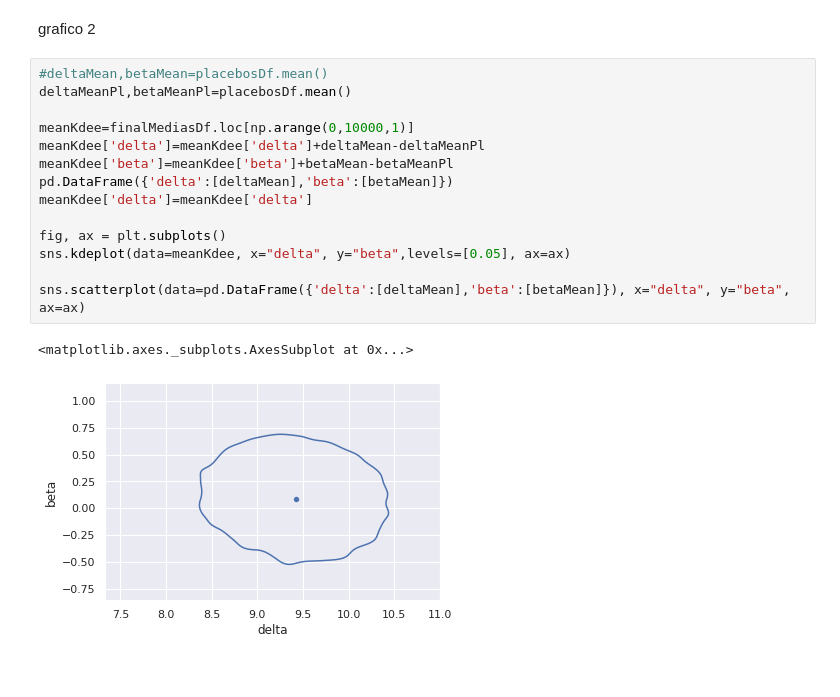
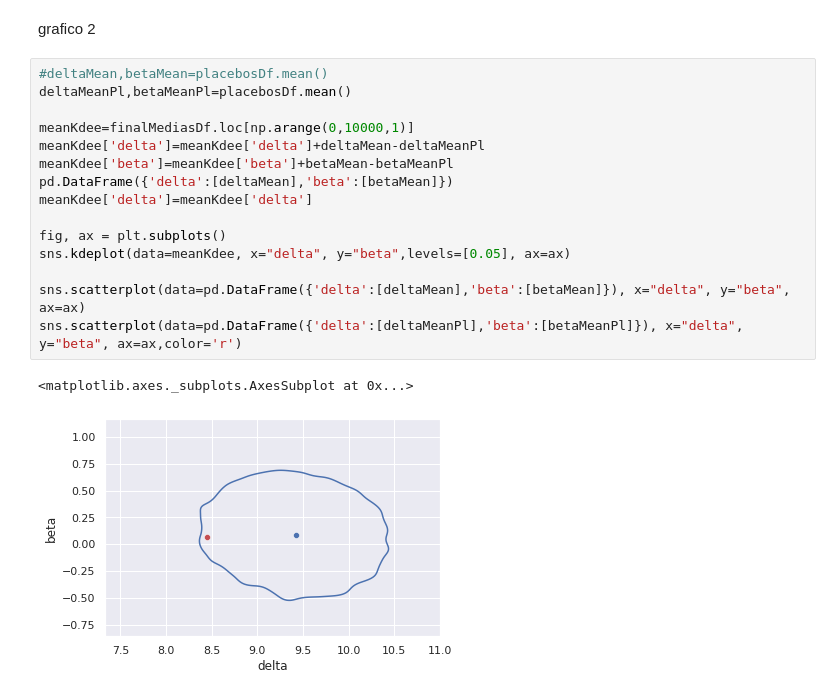
Before and after one commit to JBell-dev/Tesis_Bella_Bonilla_Bustos-, a Jupyter notebook: bella_bonilla_bustos_codigo.ipynb, the cells around one changed output. Cells and saved outputs as stored; diff of their text form.

```diff
--- a/bella_bonilla_bustos_codigo.ipynb
+++ b/bella_bonilla_bustos_codigo.ipynb
@@ -3654,17 +3654,18 @@ Pass the following variables as keyword args: x, y. From version 0.12, the only
 # %%
 #deltaMean,betaMean=placebosDf.mean()
 deltaMeanPl,betaMeanPl=placebosDf.mean()
 
 meanKdee=finalMediasDf.loc[np.arange(0,10000,1)]
 meanKdee['delta']=meanKdee['delta']+deltaMean-deltaMeanPl
 meanKdee['beta']=meanKdee['beta']+betaMean-betaMeanPl
 pd.DataFrame({'delta':[deltaMean],'beta':[betaMean]})
 meanKdee['delta']=meanKdee['delta']
 
 fig, ax = plt.subplots()
 sns.kdeplot(data=meanKdee, x="delta", y="beta",levels=[0.05], ax=ax)
 
 sns.scatterplot(data=pd.DataFrame({'delta':[deltaMean],'beta':[betaMean]}), x="delta", y="beta", ax=ax)
+sns.scatterplot(data=pd.DataFrame({'delta':[deltaMeanPl],'beta':[betaMeanPl]}), x="delta", y="beta", ax=ax,color='r')
 # %% [output]
 <matplotlib.axes._subplots.AxesSubplot at 0x...>
-[figure, old version]
+[figure, new version]
```
